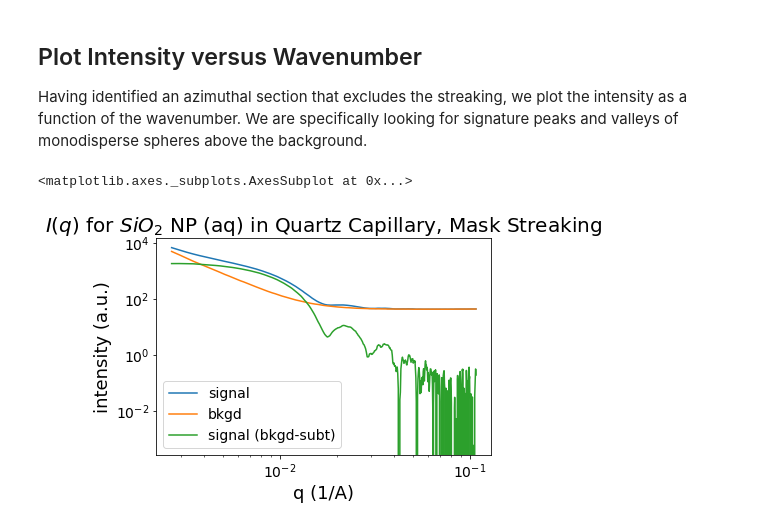
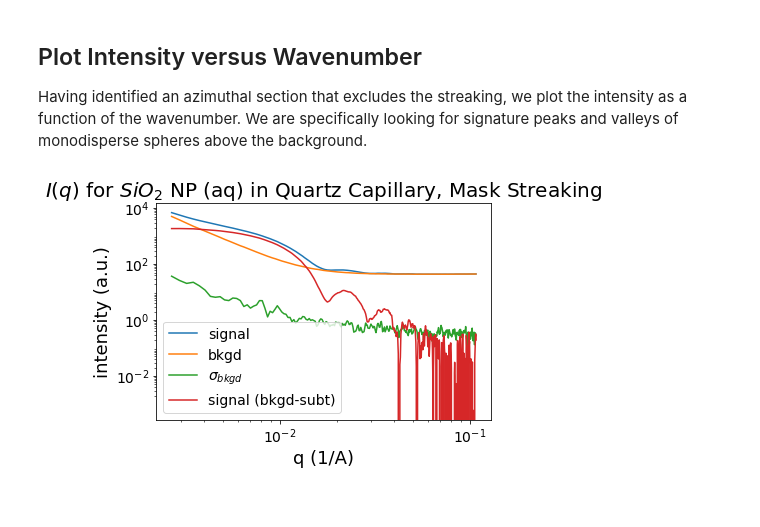
Before and after one commit to andylitalo/xray-analysis, a Jupyter notebook: 20190508_mask_capillary_streaks.ipynb, the cells around one changed output. Drawn from its saved outputs; the diff is of its cells as text; code cells hidden in the pictures.

```diff
--- a/20190508_mask_capillary_streaks.ipynb
+++ b/20190508_mask_capillary_streaks.ipynb
@@ -106,21 +112,25 @@ plt.savefig(data_folder_path + 'masking_roi.pdf')
 Having identified an azimuthal section that excludes the streaking, we plot the intensity as a function of the wavenumber. We are specifically looking for signature peaks and valleys of monodisperse spheres above the background.
 # %%
 # Average background intensities, averaging over phi
-bkgd_mean, _, q = saxs.compute_stats(bkgd_file_list, 'phi', phi_lim=phi_mask, r_lim=r_lim, center=center,
+bkgd_mean, bkgd_std, q = saxs.compute_stats(bkgd_file_list, 'phi', phi_lim=phi_mask, r_lim=r_lim, center=center,
                                     d_detector=d_detector, pixel_size=pixel_size)
 
 # Average background intensities, averaging over q
 signal_mean, _, q = saxs.compute_stats(signal_file_list, 'phi', phi_lim=phi_mask, r_lim=r_lim, center=center,
                                     d_detector=d_detector, pixel_size=pixel_size)
 
 # Set up plot parameters
-q_list = [q, q, q]
-intensity_list = [signal_mean, bkgd_mean, signal_mean - bkgd_mean]
-label_list = ['signal', 'bkgd', 'signal (bkgd-subt)']
+q_list = [q, q, q, q]
+intensity_list = [signal_mean, bkgd_mean, bkgd_std, signal_mean - bkgd_mean]
+label_list = ['signal', 'bkgd', r'$\sigma_{bkgd}$', 'signal (bkgd-subt)']
 # Plot background-subtracted data
-saxsplot.plot(q_list, intensity_list, label_list=label_list,
-              title=r'$I(q)$ for $SiO_2$ NP (aq) in Quartz Capillary, Mask Streaking',
-             save_path=data_folder_path + 'sio2_h2o_50ppm_quartzcap_mask_streaking.pdf')
+ax = saxsplot.plot(q_list, intensity_list, label_list=label_list,
+              title=r'$I(q)$ for $SiO_2$ NP (aq) in Quartz Capillary, Mask Streaking')
+# add minor ticks to axes
+digits = np.arange(2,10)
+ticks = np.concatenate((digits*1E-3, digits*1E-2, digits*1E-1, digits, digits*1E1, digits*1E2, digits*1E3))
+ax.set_yticks(ticks, minor=True)
+# save figure
+plt.savefig(data_folder_path + 'sio2_h2o_50ppm_quartzcap_mask_streaking.pdf', bbox_inches="tight")
 # %% [output]
-<matplotlib.axes._subplots.AxesSubplot at 0x...>
-[figure, old version]
+[figure, new version]
```
Also changed, not shown: parts of 4 cells of this notebook, 3 other files.
